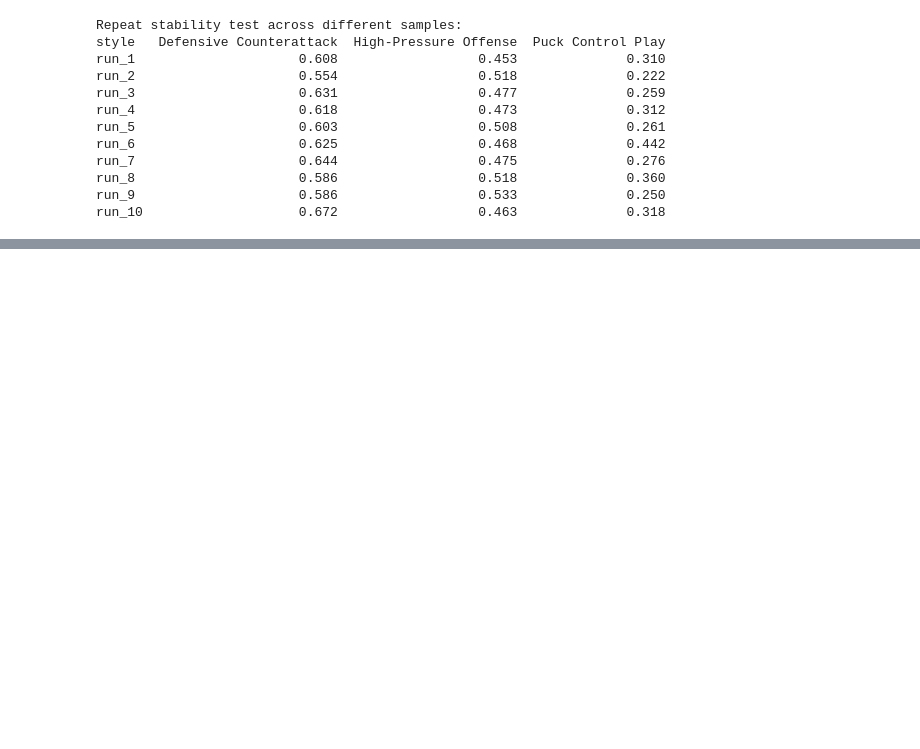
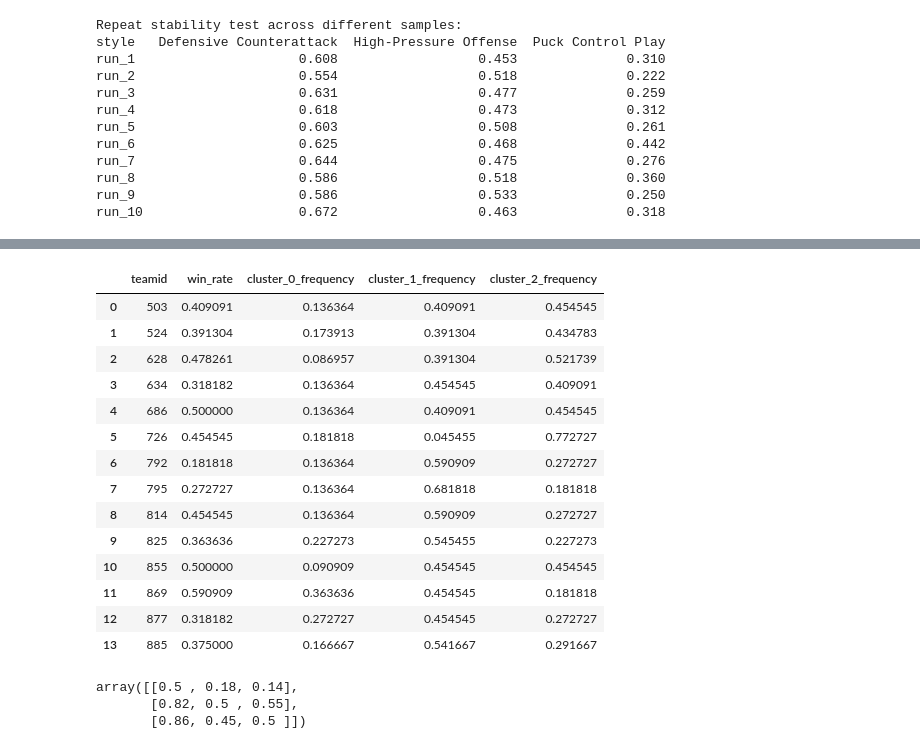
Before and after one commit to hanxi898/HockeyAnalysis, a Jupyter notebook: verification.ipynb, the cells around one changed output, grey strips where cells are left out. Cells and saved outputs as stored; diff of their text form; code cells hidden in the pictures; blank space fills up the shorter version.

```diff
--- a/verification.ipynb
+++ b/verification.ipynb
@@ -16,7 +16,7 @@ from math import pi
 os.environ["LOKY_MAX_CPU_COUNT"] = "4"
 
 # 1. Load and prepare dataset
-df = pd.read_csv("Linhac24-25_Sportlogiq.csv")
+df = pd.read_csv("data/Linhac24-25_Sportlogiq.csv")
 df = df.sort_values(by=['gameid', 'compiledgametime'])
 
 # ========== 2. Event flags with renamed variables ==========
@@ -203,0 +404,33 @@ run_10                    0.672                  0.463              0.318
+# %%
+styles_frequencies = compute_cluster_frequencies(agg_df)
+styles_frequencies
+# %% [output]
+|  | teamid | win_rate | cluster_0_frequency | cluster_1_frequency | cluster_2_frequency |
+| 0 | 503 | 0.409091 | 0.136364 | 0.409091 | 0.454545 |
+| 1 | 524 | 0.391304 | 0.173913 | 0.391304 | 0.434783 |
+| 2 | 628 | 0.478261 | 0.086957 | 0.391304 | 0.521739 |
+| 3 | 634 | 0.318182 | 0.136364 | 0.454545 | 0.409091 |
+| 4 | 686 | 0.500000 | 0.136364 | 0.409091 | 0.454545 |
+| 5 | 726 | 0.454545 | 0.181818 | 0.045455 | 0.772727 |
+| 6 | 792 | 0.181818 | 0.136364 | 0.590909 | 0.272727 |
+| 7 | 795 | 0.272727 | 0.136364 | 0.681818 | 0.181818 |
+| 8 | 814 | 0.454545 | 0.136364 | 0.590909 | 0.272727 |
+| 9 | 825 | 0.363636 | 0.227273 | 0.545455 | 0.227273 |
+| 10 | 855 | 0.500000 | 0.090909 | 0.454545 | 0.454545 |
+| 11 | 869 | 0.590909 | 0.363636 | 0.454545 | 0.181818 |
+| 12 | 877 | 0.318182 | 0.272727 | 0.454545 | 0.272727 |
+| 13 | 885 | 0.375000 | 0.166667 | 0.541667 | 0.291667 |
+# %%
+payoff = compute_payoff_matrix(agg_df)
+style_names = {0: 'Puck Control Play', 1: 'Defensive Counterattack', 2: 'High-Pressure Offense'}
+
+style_order = [style_names[i] for i in range(3)]
+payoff = payoff.loc[style_order, style_order]
+
+# 转换为矩阵（numpy array）
+payoff_matrix = payoff.to_numpy()
+payoff_matrix
+# %% [output]
+array([[0.5 , 0.18, 0.14],
+       [0.82, 0.5 , 0.55],
+       [0.86, 0.45, 0.5 ]])
```
Also changed, not shown: parts of 8 cells of this notebook.
